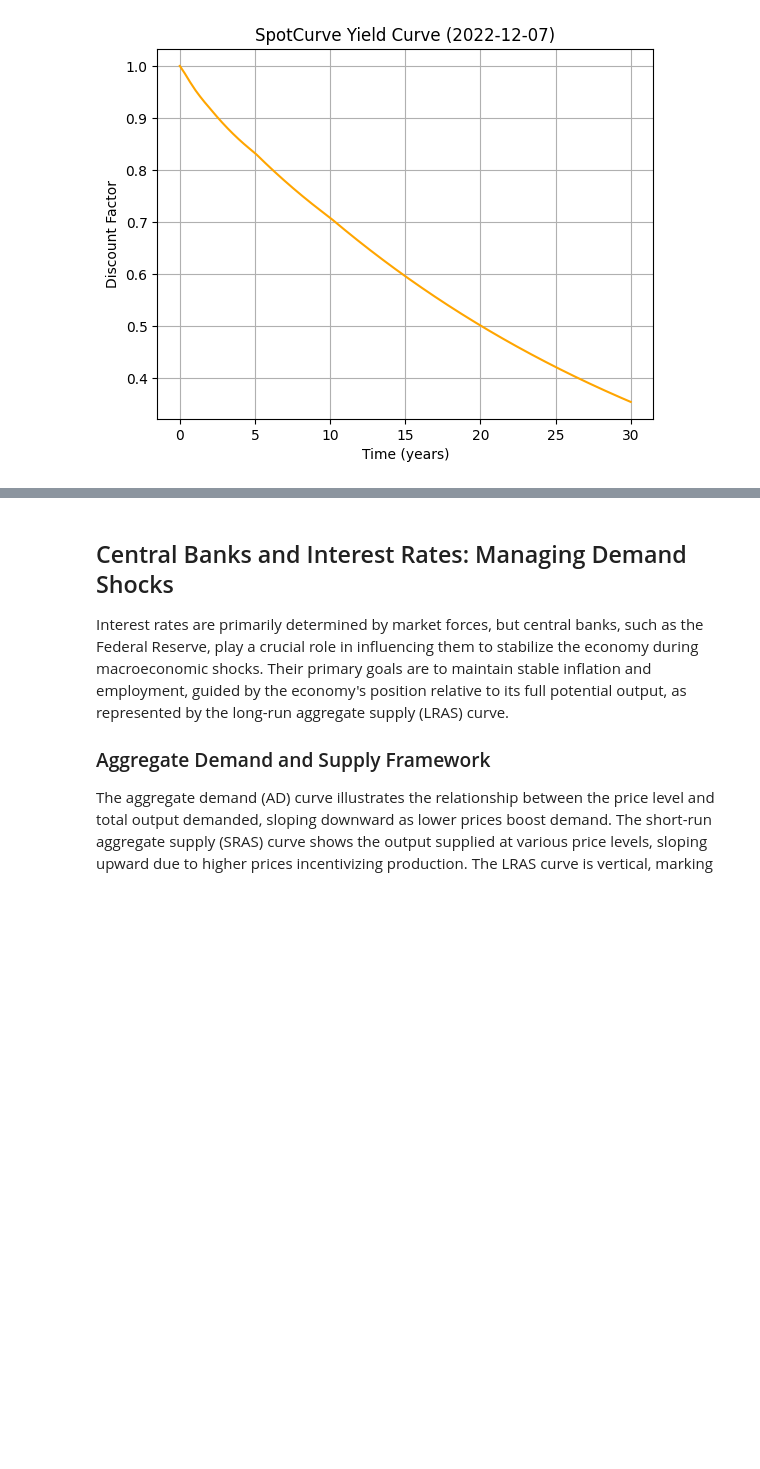
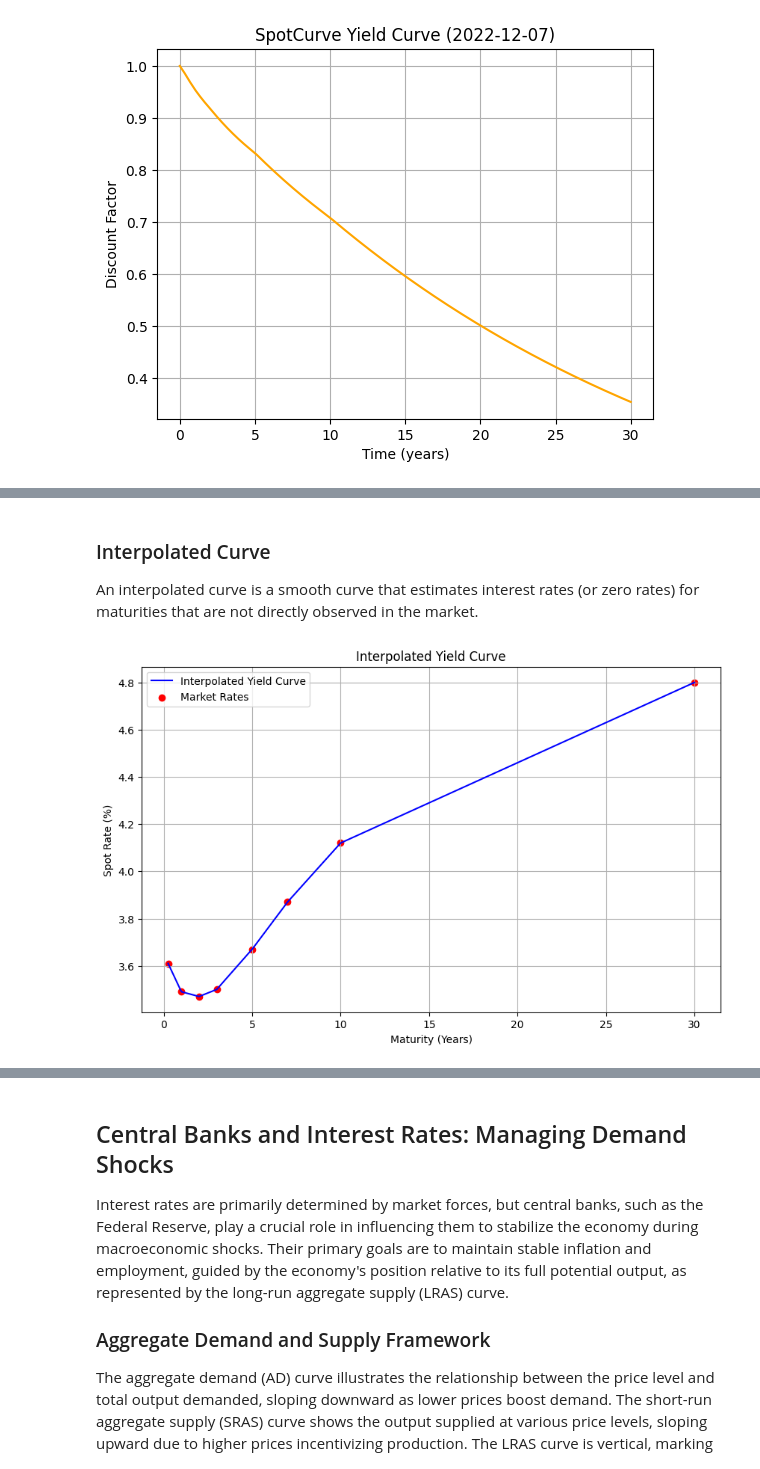
Before and after one commit to Python-Financial-Analyst/pyfian_dev, a Jupyter notebook: docs/source/Topics/fixed_income/05_curves.ipynb, the cells around one changed output, grey strips where cells are left out. Saved outputs shown, nothing was run; the diff lists cells and outputs as text; code cells hidden in the pictures; blank space fills up the shorter version.

```diff
--- a/docs/source/Topics/fixed_income/05_curves.ipynb
+++ b/docs/source/Topics/fixed_income/05_curves.ipynb
@@ -145,0 +264,45 @@ inverted_spot_curve.plot_curve(
+# %% [markdown]
+
+### Interpolated Curve
+
+An interpolated curve is a smooth curve that estimates interest rates (or zero rates) for maturities that are not directly observed in the market.
+# %%
+import numpy as np
+import matplotlib.pyplot as plt
+from scipy.interpolate import interp1d
+
+# Example market zero-coupon rates (spot rates) for certain maturities
+market_zero_rates = {
+    0.25: 0.0361,  # 3 months
+    1.0: 0.0349,   # 1 year
+    2.0: 0.0347,   # 2 years
+    3.0: 0.0350,   # 3 years
+    5.0: 0.0367,   # 5 years
+    7.0: 0.0387,   # 7 years
+    10.0: 0.0412,  # 10 years
+    30.0: 0.0480,  # 30 years
+}
+
+# Convert to arrays for interpolation
+maturities = np.array(list(market_zero_rates.keys()))
+rates = np.array(list(market_zero_rates.values()))
+
+# Create an interpolating function (linear)
+interp_func = interp1d(maturities, rates, kind='linear')
+
+# Generate intermediate maturities for smooth curve
+t_plot = np.linspace(min(maturities), max(maturities), 500)
+rates_interp = interp_func(t_plot)
+
+# Plot the interpolated yield curve
+plt.figure(figsize=(10,6))
+plt.plot(t_plot, rates_interp*100, label='Interpolated Yield Curve', color='blue')
+plt.scatter(maturities, rates*100, color='red', label='Market Rates')
+plt.title("Interpolated Yield Curve")
+plt.xlabel("Maturity (Years)")
+plt.ylabel("Spot Rate (%)")
+plt.legend()
+plt.grid(True)
+plt.show()
+# %% [output]
+[figure, added]
```
Also changed, not shown: parts of 9 cells of this notebook.
